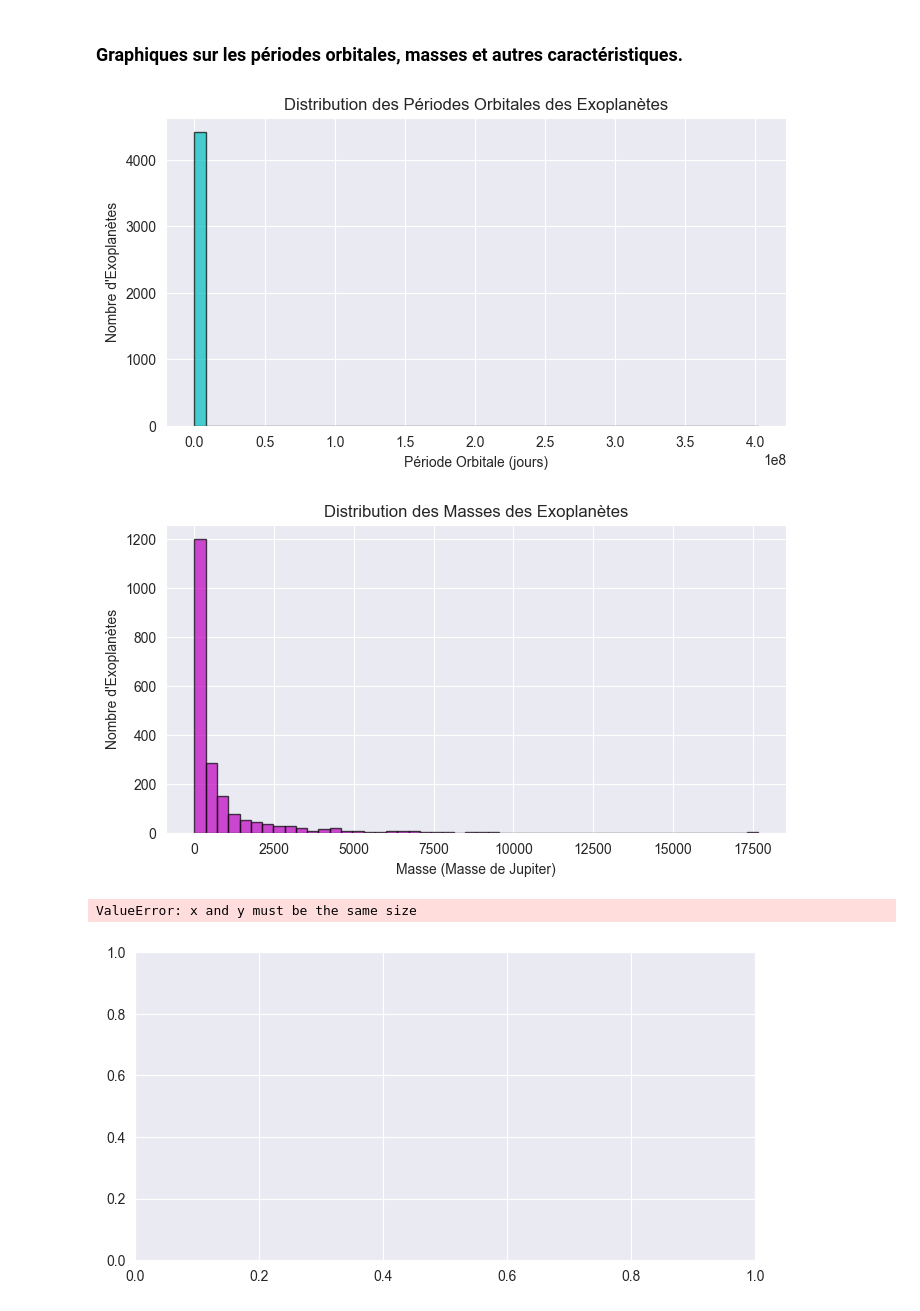
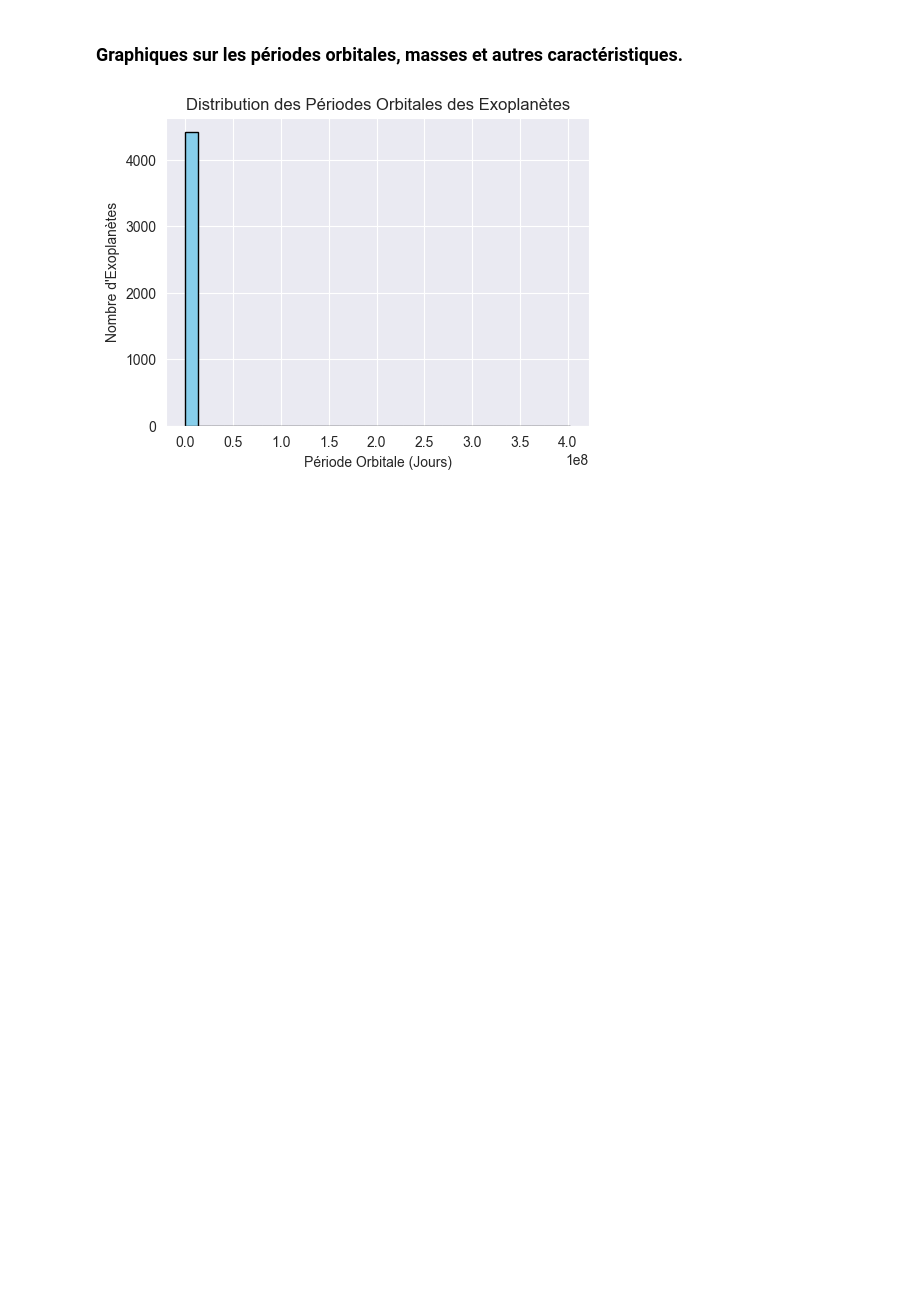
Before and after one commit to MateoPerrotNasi/outer-planets, a Jupyter notebook: main.ipynb, the cells around one changed output. Saved outputs shown, nothing was run; the diff lists cells and outputs as text; code cells hidden in the pictures; blank space fills up the shorter version.

```diff
--- a/main.ipynb
+++ b/main.ipynb
@@ -139,73 +139,15 @@ La mission TESS (Transiting Exoplanet Survey Satellite) de la NASA, lancée en 2
 ### Graphiques sur les périodes orbitales, masses et autres caractéristiques.
 # %%
 # Graphiques sur les périodes orbitales, masses et autres caractéristiques.
+
 # Histogramme des Périodes Orbitales
-plt.figure(figsize=(8, 4))
-plt.hist(df_unique['Orbital Period Days'].dropna(), bins=50, color='c', edgecolor='k', alpha=0.7)
-plt.xlabel('Période Orbitale (jours)')
+plt.figure(figsize=(12, 4))
+plt.subplot(1, 2, 1)
+plt.hist(df['Orbital Period Days'].dropna(), bins=30, color='skyblue', edgecolor='black')
+plt.xlabel('Période Orbitale (Jours)')
 plt.ylabel('Nombre d\'Exoplanètes')
 plt.title('Distribution des Périodes Orbitales des Exoplanètes')
 plt.grid(True)
 plt.show()
-
-# Histogramme des Masses
-plt.figure(figsize=(8, 4))
-plt.hist(df_unique['Mass'].dropna(), bins=50, color='m', edgecolor='k', alpha=0.7)
-plt.xlabel('Masse (Masse de Jupiter)')
-plt.ylabel('Nombre d\'Exoplanètes')
-plt.title('Distribution des Masses des Exoplanètes')
-plt.grid(True)
-plt.show()
-
-# Température d'Équilibre vs Flux d'Insolation
-plt.figure(figsize=(8, 4))
-plt.scatter(df_unique['Insolation Flux'].dropna(), df_unique['Equilibrium Temperature'].dropna(), alpha=0.6, edgecolors='w', c='b')
-plt.xlabel('Flux d\'Insolation (W/m²)')
-plt.ylabel('Température d\'Équilibre (K)')
-plt.title('Température d\'Équilibre vs Flux d\'Insolation')
-plt.grid(True)
-plt.show()
-
-# Relation entre la Masse et la Période Orbitale
-plt.figure(figsize=(8, 4))
-plt.scatter(df_unique['Orbital Period Days'].dropna(), df_unique['Mass'].dropna(), alpha=0.6, edgecolors='w', c='r')
-plt.xscale('log')
-plt.yscale('log')
-plt.xlabel('Période Orbitale (jours)')
-plt.ylabel('Masse (Masse de Jupiter)')
-plt.title('Relation entre la Masse et la Période Orbitale')
-plt.grid(True, which='both', linestyle='--', linewidth=0.5)
-plt.show()
-
-# Diagramme de Hertzsprung-Russell des Étoiles Hôtes
-plt.figure(figsize=(8, 4))
-plt.scatter(df_unique['Stellar Effective Temperature'], df_unique['Stellar Radius'], alpha=0.6, edgecolors='w', c='g')
-plt.gca().invert_xaxis()
-plt.xlabel('Température Effective de l\'Étoile (K)')
-plt.ylabel('Rayon de l\'Étoile (Rayon Solaire)')
-plt.title('Diagramme de Hertzsprung-Russell des Étoiles Hôtes')
-plt.grid(True)
-plt.show()
-
-# Histogramme de l'Excentricité
-plt.figure(figsize=(8, 4))
-plt.hist(df_unique['Eccentricity'].dropna(), bins=50, color='y', edgecolor='k', alpha=0.7)
-plt.xlabel('Excentricité')
-plt.ylabel('Nombre d\'Exoplanètes')
-plt.title('Distribution de l\'Excentricité des Orbites des Exoplanètes')
-plt.grid(True)
-plt.show()
-
-# Histogramme des Distances
-plt.figure(figsize=(8, 4))
-plt.hist(df_unique['Distance'].dropna(), bins=50, color='purple', edgecolor='k', alpha=0.7)
-plt.xlabel('Distance (parsecs)')
-plt.ylabel('Nombre d\'Exoplanètes')
-plt.title('Distribution des Distances des Exoplanètes par rapport à la Terre')
-plt.grid(True)
-plt.show()
 # %% [output]
-[figure, old version]
+[figure, new version]
-[figure, removed]
-ValueError: x and y must be the same size
-[figure, removed]
```
Also changed, not shown: 15 other files.
